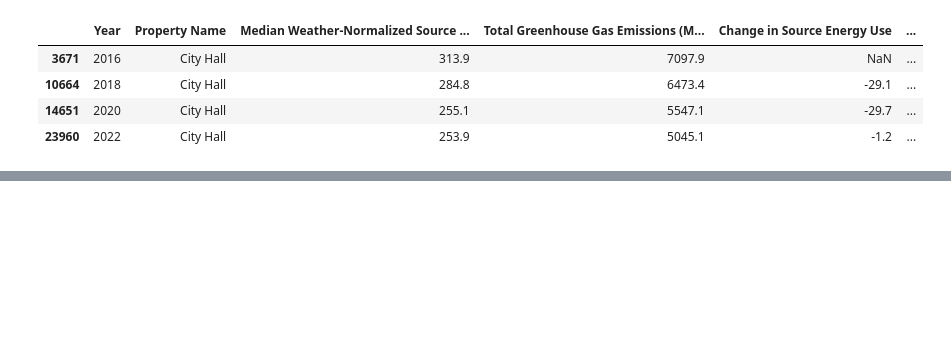
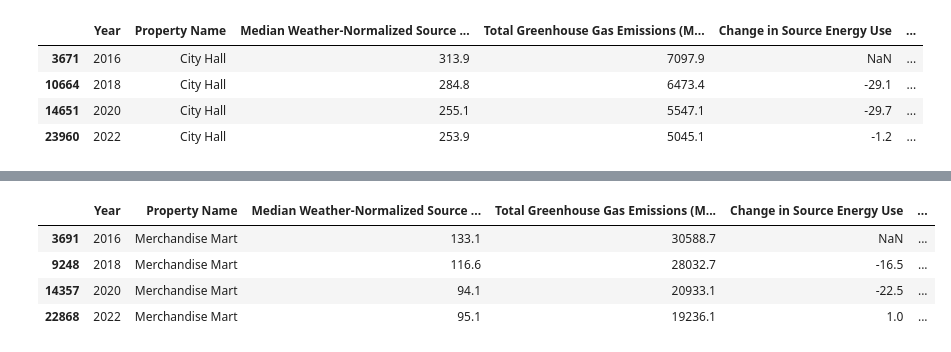
Before and after one commit to BlufferMK/Nexus-Navigators, a Jupyter notebook: six-year single building data tables/six-year notable single building charts.ipynb, the cells around one changed output, grey strips where cells are left out. Cells and saved outputs as stored; diff of their text form; code cells hidden in the pictures; blank space fills up the shorter version.

```diff
--- a/six-year single building data tables/six-year notable single building charts.ipynb
+++ b/six-year single building data tables/six-year notable single building charts.ipynb
@@ -106,0 +128,20 @@ swedishhospital_data
+# %%
+# Filter data for Merchandise Mart exclusively for years 2016, 2018, 2020, and 2022
+merchandise_mart_data = filtered_bedata[filtered_bedata['Property Name'] == 'Merchandise Mart']
+merchandise_mart_data = merchandise_mart_data[merchandise_mart_data['Year'].isin([2016, 2018, 2020, 2022])]
+
+# Find change in both quantities over time
+mart_diff1 = merchandise_mart_data['Median Weather-Normalized Source Energy Use Intensity (kBTU/sq. ft.)'].diff()
+mart_diff2 = merchandise_mart_data['Total Greenhouse Gas Emissions (Metric Tons of Co2e)'].diff()
+
+# Add changes to tables
+merchandise_mart_data['Change in Source Energy Use'] = mart_diff1
+merchandise_mart_data['Change in Greenhouse Gas Emissions'] = mart_diff2
+
+merchandise_mart_data
+# %% [output]
+|  | Year | Property Name | Median Weather-Normalized Source ... | Total Greenhouse Gas Emissions (M... | Change in Source Energy Use | ... |
+| 3691 | 2016 | Merchandise Mart | 133.1 | 30588.7 | NaN | ... |
+| 9248 | 2018 | Merchandise Mart | 116.6 | 28032.7 | -16.5 | ... |
+| 14357 | 2020 | Merchandise Mart | 94.1 | 20933.1 | -22.5 | ... |
+| 22868 | 2022 | Merchandise Mart | 95.1 | 19236.1 | 1.0 | ... |
```
Also changed, not shown: parts of 5 cells of this notebook, 1 other file.
